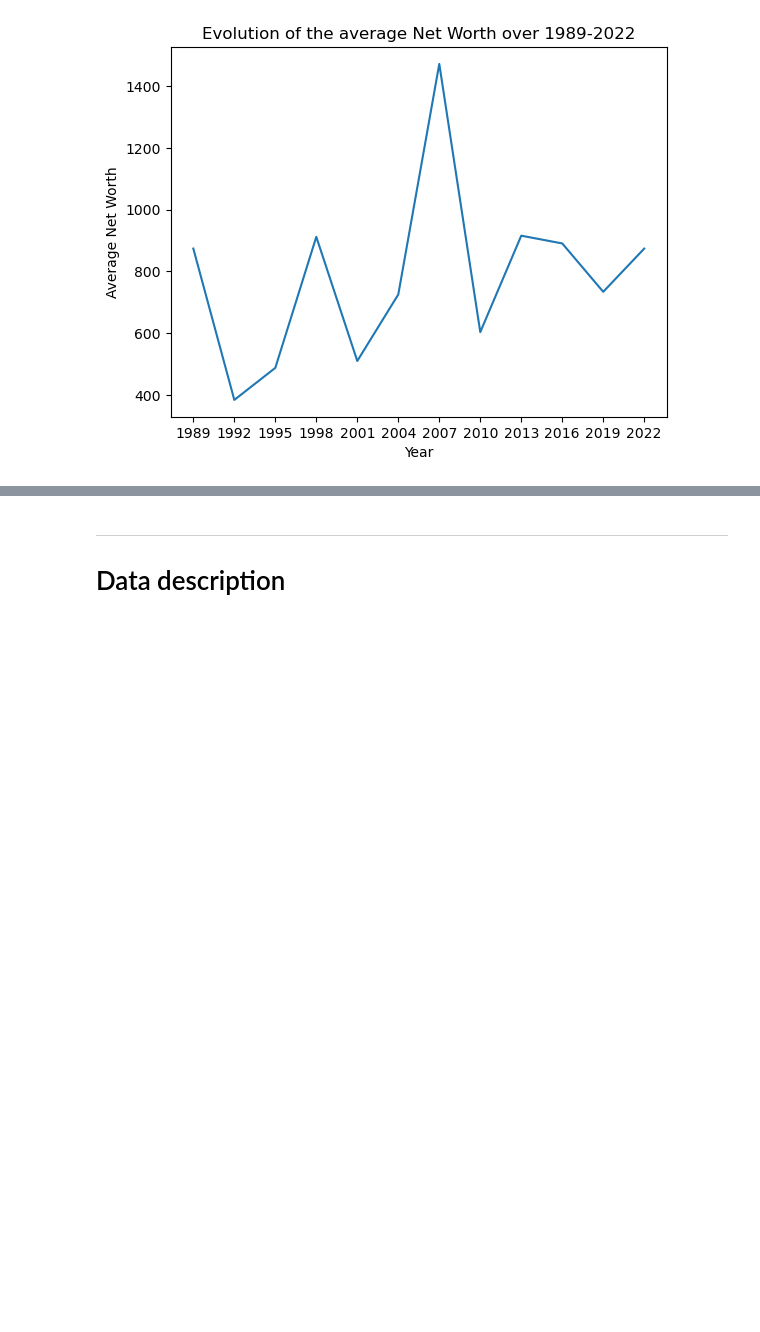
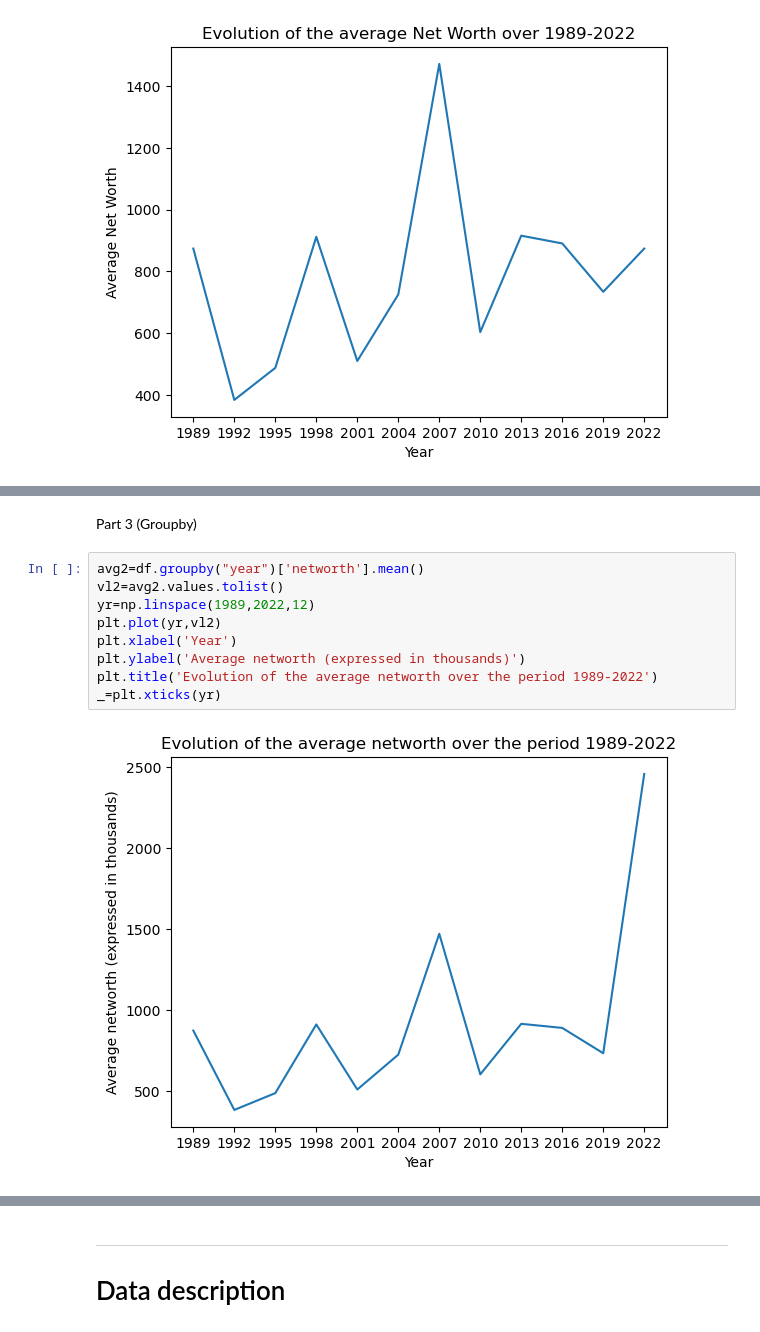
Before and after one commit to vanasilaghi/TECH2-H25-assignment2, a Jupyter notebook: assignment2.ipynb, the cells around one changed output, grey strips where cells are left out. Cells and saved outputs as stored; diff of their text form; blank space fills up the shorter version.

```diff
--- a/assignment2.ipynb
+++ b/assignment2.ipynb
@@ -167,0 +182,13 @@ _=plt.title('Evolution of the average Net Worth over 1989-2022')
+# %% [markdown]
+Part 3 (Groupby)
+# %%
+avg2=df.groupby("year")['networth'].mean()
+vl2=avg2.values.tolist()
+yr=np.linspace(1989,2022,12)
+plt.plot(yr,vl2)
+plt.xlabel('Year')
+plt.ylabel('Average networth (expressed in thousands)')
+plt.title('Evolution of the average networth over the period 1989-2022')
+_=plt.xticks(yr)
+# %% [output]
+[figure, added]
```
Also changed, not shown: parts of 6 cells of this notebook.
